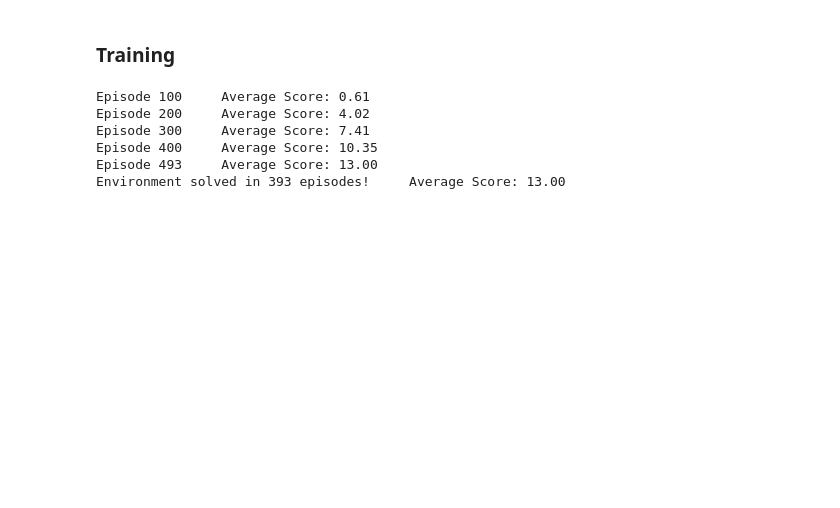
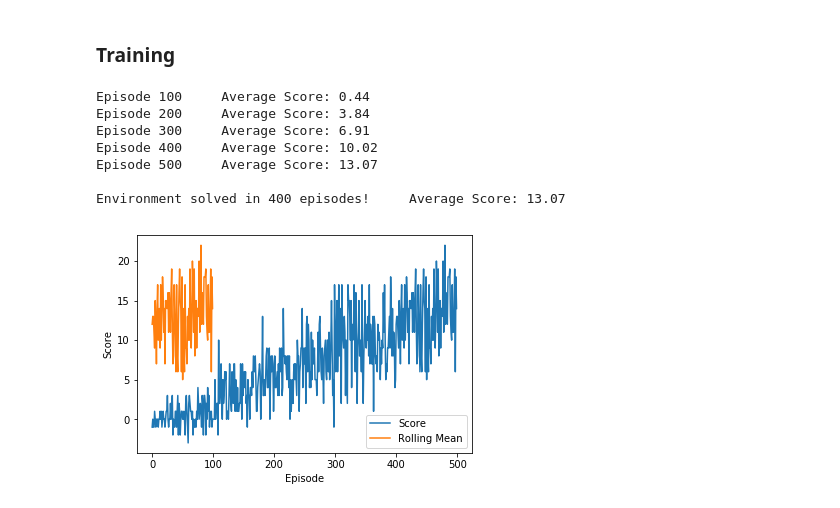
Before and after one commit to akshaydp1995/Banana_Collector, a Jupyter notebook: Navigation.ipynb, the cells around one changed output. Cells and saved outputs as stored; diff of their text form; code cells hidden in the pictures; blank space fills up the shorter version.

```diff
--- a/Navigation.ipynb
+++ b/Navigation.ipynb
@@ -255,7 +94,7 @@ class ReplayBuffer:
 # %%
 agent = Agent(state_size=37, action_size=4, seed=0)
 
-def dqn(n_episodes=900, max_t=1000, eps_start=1.0, eps_end=0.01, eps_decay=0.995):
+def dqn(n_episodes=800, max_t=1100, eps_start=1.0, eps_end=0.01, eps_decay=0.995):
     """Deep Q-Learning.
 
     Params
@@ -295,15 +134,26 @@ def dqn(n_episodes=900, max_t=1000, eps_start=1.0, eps_end=0.01, eps_decay=0.995
             print('\nEnvironment solved in {:d} episodes!\tAverage Score: {:.2f}'.format(i_episode-100, np.mean(scores_window)))
             torch.save(agent.qnetwork_local.state_dict(), 'checkpoint.pth')
             break
-    return scores
+    return scores, scores_window
 
-scores = dqn()
+scores, scores_window = dqn()
 # %% [output]
-Episode 100     Average Score: 0.61
-Episode 200     Average Score: 4.02
-Episode 300     Average Score: 7.41
-Episode 400     Average Score: 10.35
-Episode 493     Average Score: 13.00
-Environment solved in 393 episodes!     Average Score: 13.00
+Episode 100     Average Score: 0.44
+Episode 200     Average Score: 3.84
+Episode 300     Average Score: 6.91
+Episode 400     Average Score: 10.02
+Episode 500     Average Score: 13.07
+
+Environment solved in 400 episodes!     Average Score: 13.07
+# %%
+plt.plot(scores, label="Score")
+plt.plot(scores_window, label="Rolling Mean")
+plt.xlabel("Episode")
+plt.ylabel("Score")
+plt.legend()
+plt.savefig('report.png')
+plt.show()
+# %% [output]
+[figure, added]
 # %%
 env.close()
```
Also changed, not shown: parts of 6 cells of this notebook.
